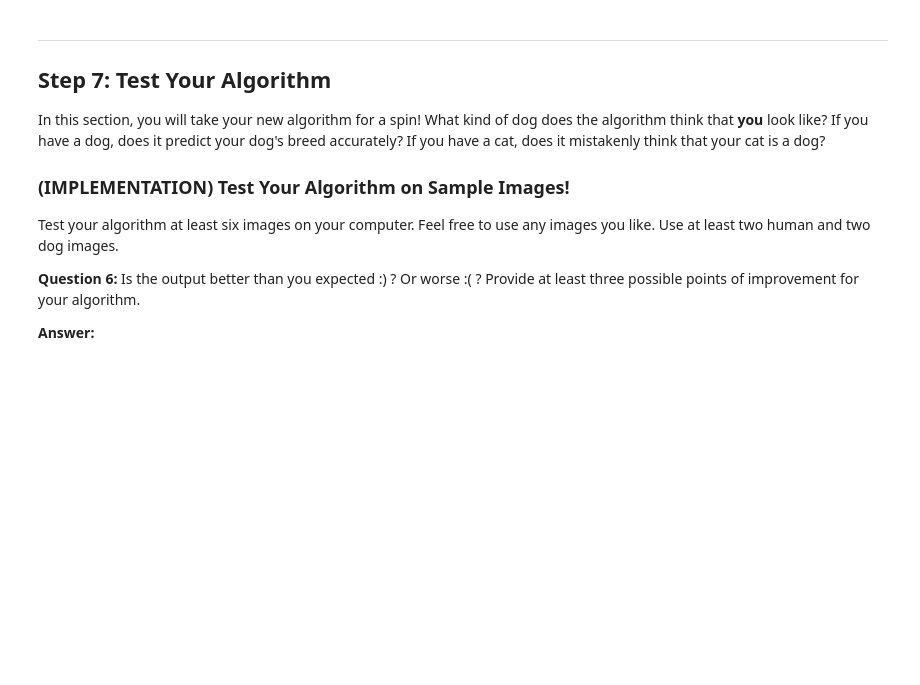
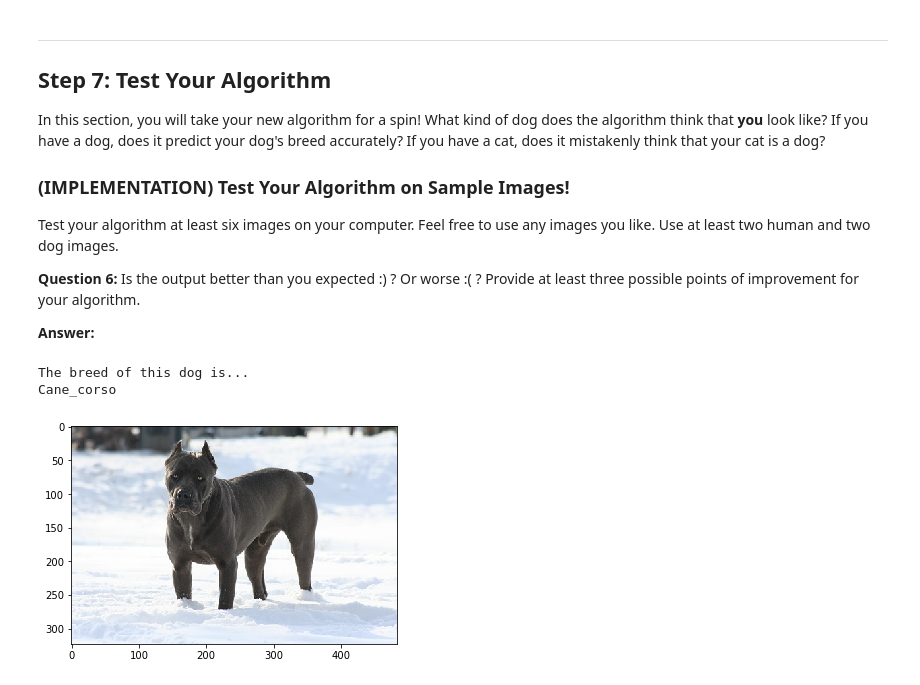
Before and after one commit to Dmiger/Udacity-dog-project, a Jupyter notebook: dog_app.ipynb, the cells around one changed output. Cells and saved outputs as stored; diff of their text form; code cells hidden in the pictures; blank space fills up the shorter version.

```diff
--- a/dog_app.ipynb
+++ b/dog_app.ipynb
@@ -593,0 +687,6 @@ You are welcome to [augment the training data](https://blog.keras.io/building-po
+# %%
+### TODO: Train the model.
+
+Resnet50_model.fit(train_Resnet50, train_targets,
+          validation_data=(valid_Resnet50, valid_targets),
+          epochs=5, batch_size=20, callbacks=[checkpointer], verbose=1)
@@ -595,6 +707,8 @@ You are welcome to [augment the training data](https://blog.keras.io/building-po
 ### (IMPLEMENTATION) Load the Model with the Best Validation Loss
 # %%
 ### TODO: Load the model weights with the best validation loss.
+
+Resnet50_model.load_weights('saved_models/weights.best.Resnet50.hdf5')
 # %% [markdown]
 ### (IMPLEMENTATION) Test the Model
 
@@ -643,3 +777,38 @@ Some sample output for our algorithm is provided below, but feel free to design
+# %%
+### TODO: Write your algorithm.
+### Feel free to use as many code cells as needed.
+
+def my_algorithm(img_path):
+    #loading image
+    image = cv2.imread(img_path)
+    #Changing Colorspaces
+    image = cv2.cvtColor(image, cv2.COLOR_BGR2RGB)
+
+    #Person and dog detected
+    if (face_detector(img_path) == True and dog_detector(img_path) == True):
+        print('It is more likely a...')
+    #Person detected
+    elif (face_detector(img_path) == True and dog_detector(img_path) == False):
+        print('You look like a...')
+    #Dog detected
+    elif (face_detector(img_path) == False and dog_detector(img_path) == True):
+        print('The breed of this dog is...')
+    #Neither detected
+    else:
+        if (face_detector(img_path)==False and dog_detector(img_path)==False):
+            print('Error')
+            plt.imshow(image)
+            return
+    prediction = Resnet50_predict_breed(img_path)
+    #if accuracy is higher than 70%, print the name of the predicted breed
+    #if not, print it anyway, but with a remark
+    if np.max(prediction) > 0.7:
+          print (dog_names[np.argmax(prediction)])
+    else:
+          print (dog_names[np.argmax(prediction)],", but I might be wrong")
+
+
+    plt.imshow(image)
 # %% [markdown]
 ---
 <a id='step7'></a>
@@ -657,4 +826,9 @@ __Answer:__
 # %%
 ## TODO: Execute your algorithm from Step 6 on
 ## at least 6 images on your computer.
 ## Feel free to use as many code cells as needed.
+my_algorithm('Cane_corso_from_web.jpg')
+# %% [output]
+The breed of this dog is...
+Cane_corso
+[figure, added]
```
Also changed, not shown: parts of 31 cells of this notebook.
